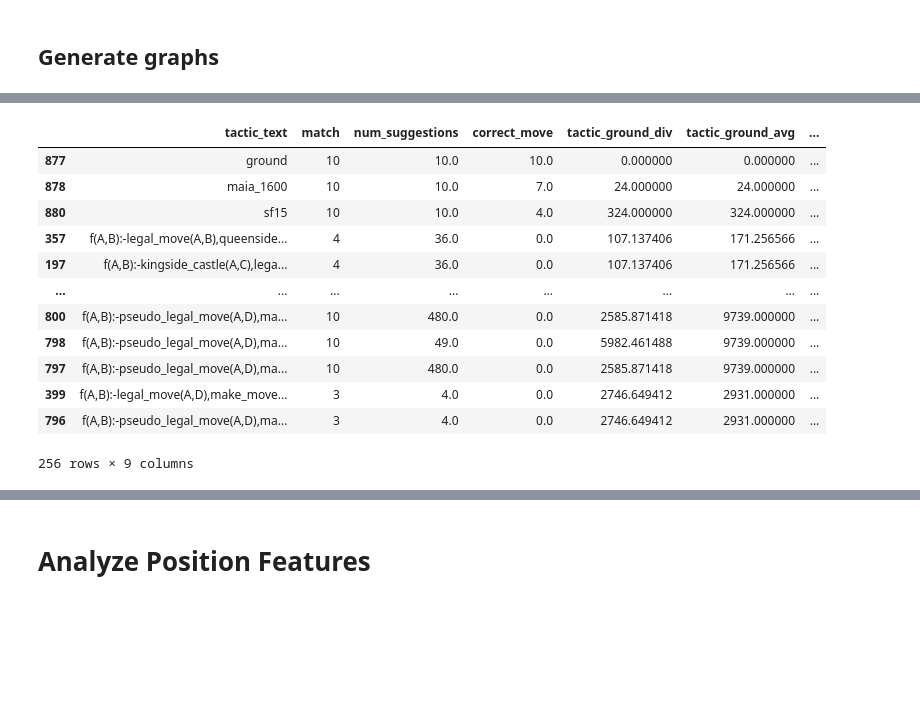
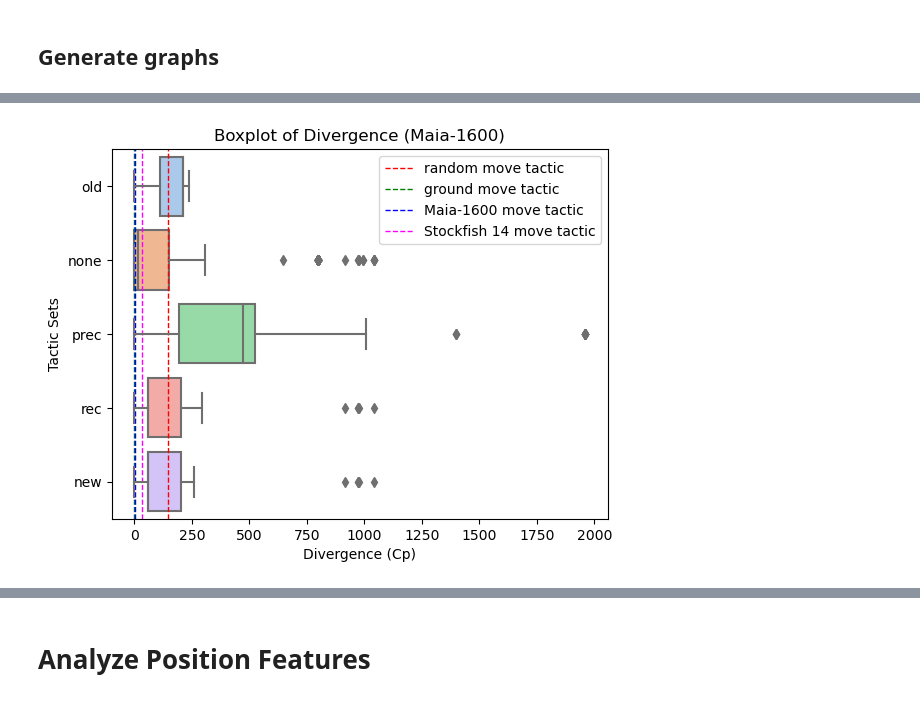
Before and after one commit to AbhijeetKrishnan/Popper, a Jupyter notebook: analysis.ipynb, the cells around one changed output, grey strips where cells are left out. Cells and saved outputs as stored; diff of their text form; code cells hidden in the pictures; blank space fills up the shorter version.

```diff
--- a/analysis.ipynb
+++ b/analysis.ipynb
@@ -50 +78,6 @@ df_metrics = calculate_metrics(df)
+# %%
+random_tactic = new_m16[new_m16['tactic_text'] == "random"]
+ground_tactic = new_m16[new_m16['tactic_text'] == "ground"]
+m1600_tactic = new_m16[new_m16['tactic_text'] == "maia_1600"]
+sf14_tactic = new_m16[new_m16['tactic_text'] == "sf14"]
 # %%
@@ -62,17 +87,23 @@ generate_frequency_graph(df_metrics, 'accuracy', "Accuracy $(T,$ $P_{test})$", "
-# %%
-final = df_metrics.sort_values(by = ['avg_tactic_ground_avg'], ascending = [True])
-final[final['coverage'] > 0.2]
-# %% [output]
-|  | tactic_text | match | num_suggestions | correct_move | tactic_ground_div | tactic_ground_avg | ... |
-| 877 | ground | 10 | 10.0 | 10.0 | 0.000000 | 0.000000 | ... |
-| 878 | maia_1600 | 10 | 10.0 | 7.0 | 24.000000 | 24.000000 | ... |
-| 880 | sf15 | 10 | 10.0 | 4.0 | 324.000000 | 324.000000 | ... |
-| 357 | f(A,B):-legal_move(A,B),queenside... | 4 | 36.0 | 0.0 | 107.137406 | 171.256566 | ... |
-| 197 | f(A,B):-kingside_castle(A,C),lega... | 4 | 36.0 | 0.0 | 107.137406 | 171.256566 | ... |
-| ... | ... | ... | ... | ... | ... | ... | ... |
-| 800 | f(A,B):-pseudo_legal_move(A,D),ma... | 10 | 480.0 | 0.0 | 2585.871418 | 9739.000000 | ... |
-| 798 | f(A,B):-pseudo_legal_move(A,D),ma... | 10 | 49.0 | 0.0 | 5982.461488 | 9739.000000 | ... |
-| 797 | f(A,B):-pseudo_legal_move(A,D),ma... | 10 | 480.0 | 0.0 | 2585.871418 | 9739.000000 | ... |
-| 399 | f(A,B):-legal_move(A,D),make_move... | 3 | 4.0 | 0.0 | 2746.649412 | 2931.000000 | ... |
-| 796 | f(A,B):-pseudo_legal_move(A,D),ma... | 3 | 4.0 | 0.0 | 2746.649412 | 2931.000000 | ... |
-256 rows × 9 columns
+# %%
+data = pd.DataFrame({
+    "old": old_m16['avg_tactic_ground_avg'],
+    "none": none_m16['avg_tactic_ground_avg'],
+    "prec": prec_m16['avg_tactic_ground_avg'],
+    "rec": rec_m16['avg_tactic_ground_avg'],
+    "new": new_m16['avg_tactic_ground_avg'],
+})
+
+rand_line = plt.axvline(random_tactic['avg_tactic_ground_avg'].values, linestyle='dashed', color='red', label='random move tactic', linewidth=1)
+ground_line = plt.axvline(ground_tactic['avg_tactic_ground_avg'].values, linestyle='dashed', color='green', label='ground move tactic', linewidth=1)
+m1600_line = plt.axvline(m1600_tactic['avg_tactic_ground_avg'].values, linestyle='dashed', color='blue', label='Maia-1600 move tactic', linewidth=1)
+sf14_line = plt.axvline(sf14_tactic['avg_tactic_ground_avg'].values, linestyle='dashed', color='magenta', label='Stockfish 14 move tactic', linewidth=1)
+
+# ax = data[["old", "none", "prec", "rec", "new"]].plot(kind='box', title='Box Plot of Divergences (Maia-1600) of Tactics Learned', vert=False)
+sns.boxplot(y="variable", x="value", data=pd.melt(data[["old", "none", "prec", "rec", "new"]]), palette='pastel')
+plt.xlabel('Divergence (Cp)')
+plt.ylabel('Tactic Sets')
+plt.title('Boxplot of Divergence (Maia-1600)')
+plt.legend(loc=1)
+plt.show()
+# %% [output]
+[figure, added]
```
Also changed, not shown: parts of 13 cells of this notebook, 3 other files.
